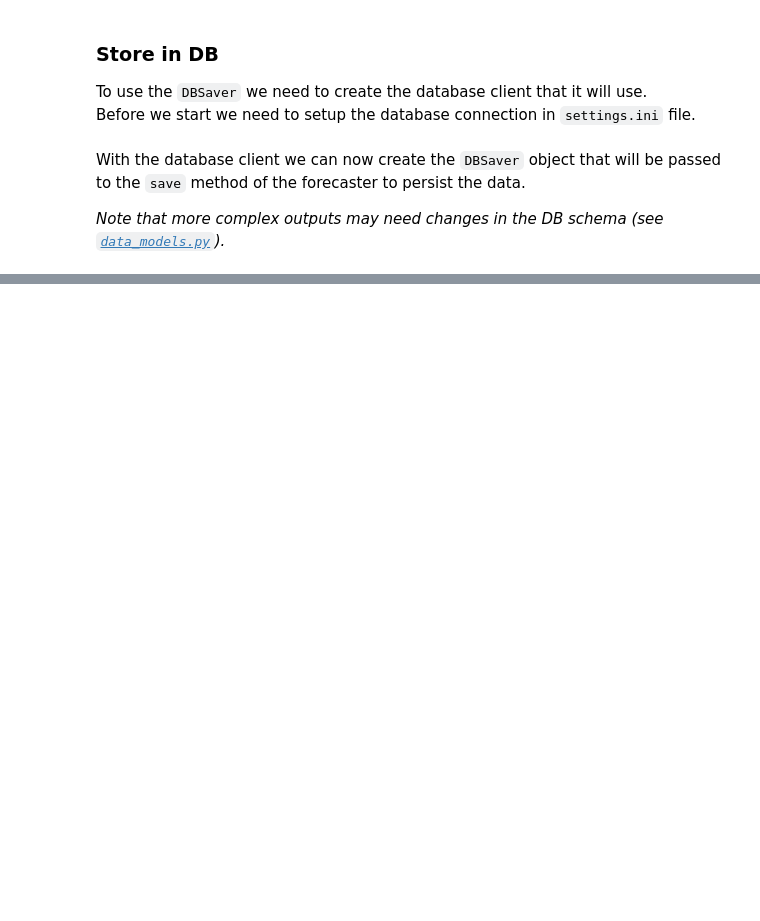
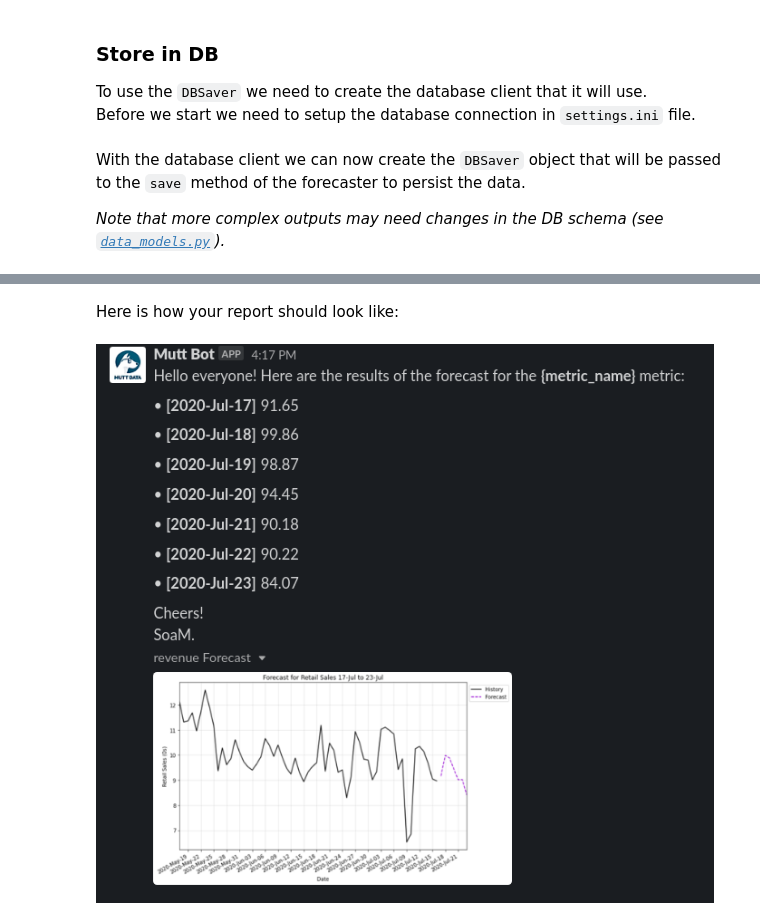
Before and after one commit to MuttData/soam, a Jupyter notebook: notebook/examples/forecaster.ipynb, the cells around one changed output, grey strips where cells are left out. Saved outputs shown, nothing was run; the diff lists cells and outputs as text; code cells hidden in the pictures; blank space fills up the shorter version.

```diff
--- a/notebook/examples/forecaster.ipynb
+++ b/notebook/examples/forecaster.ipynb
@@ -112,0 +170,6 @@ saver.save_forecaster(forecaster)
+# %% [markdown]
+Here is how your report should look like:
+# %%
+display(Image(filename='img/slack_report.png'))
+# %% [output]
+[figure, added]
```
Also changed, not shown: parts of 22 cells of this notebook, 11 other files.
